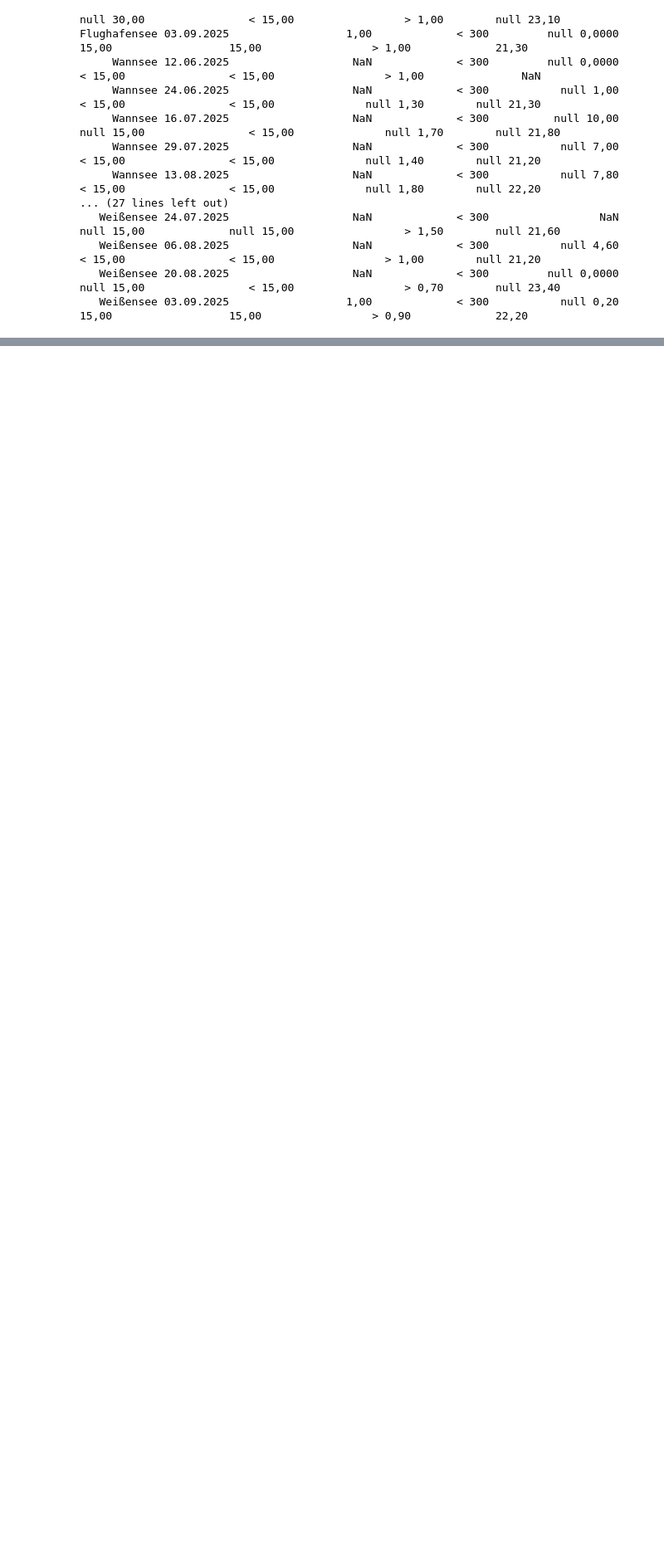
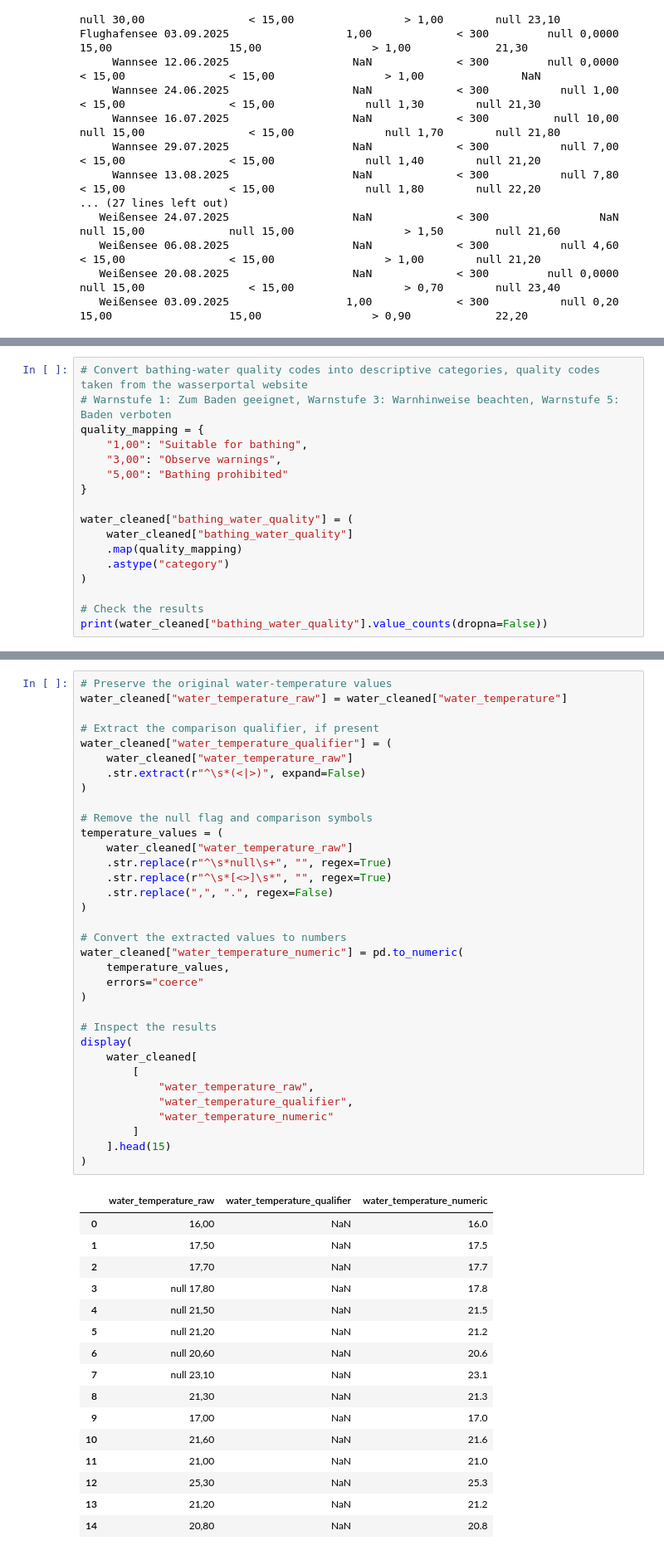
Before and after one commit to lodimarcello/Capstone_project_Lorenzo, a Jupyter notebook: datasets_merging.ipynb, the cells around one changed output, grey strips where cells are left out. Shown at 83% size. Cells and saved outputs as stored; diff of their text form; blank space fills up the shorter version.

```diff
--- a/datasets_merging.ipynb
+++ b/datasets_merging.ipynb
@@ -399,0 +526,17 @@ DWD columns:
+# %%
+# Convert bathing-water quality codes into descriptive categories, quality codes taken from the wasserportal website
+# Warnstufe 1: Zum Baden geeignet, Warnstufe 3: Warnhinweise beachten, Warnstufe 5: Baden verboten
+quality_mapping = {
+    "1,00": "Suitable for bathing",
+    "3,00": "Observe warnings",
+    "5,00": "Bathing prohibited"
+}
+
+water_cleaned["bathing_water_quality"] = (
+    water_cleaned["bathing_water_quality"]
+    .map(quality_mapping)
+    .astype("category")
+)
+
+# Check the results
+print(water_cleaned["bathing_water_quality"].value_counts(dropna=False))
@@ -399,0 +549,51 @@ DWD columns:
+# %%
+# Preserve the original water-temperature values
+water_cleaned["water_temperature_raw"] = water_cleaned["water_temperature"]
+
+# Extract the comparison qualifier, if present
+water_cleaned["water_temperature_qualifier"] = (
+    water_cleaned["water_temperature_raw"]
+    .str.extract(r"^\s*(<|>)", expand=False)
+)
+
+# Remove the null flag and comparison symbols
+temperature_values = (
+    water_cleaned["water_temperature_raw"]
+    .str.replace(r"^\s*null\s+", "", regex=True)
+    .str.replace(r"^\s*[<>]\s*", "", regex=True)
+    .str.replace(",", ".", regex=False)
+)
+
+# Convert the extracted values to numbers
+water_cleaned["water_temperature_numeric"] = pd.to_numeric(
+    temperature_values,
+    errors="coerce"
+)
+
+# Inspect the results
+display(
+    water_cleaned[
+        [
+            "water_temperature_raw",
+            "water_temperature_qualifier",
+            "water_temperature_numeric"
+        ]
+    ].head(15)
+)
+# %% [output]
+|  | water_temperature_raw | water_temperature_qualifier | water_temperature_numeric |
+| 0 | 16,00 | NaN | 16.0 |
+| 1 | 17,50 | NaN | 17.5 |
+| 2 | 17,70 | NaN | 17.7 |
+| 3 | null 17,80 | NaN | 17.8 |
+| 4 | null 21,50 | NaN | 21.5 |
+| 5 | null 21,20 | NaN | 21.2 |
+| 6 | null 20,60 | NaN | 20.6 |
+| 7 | null 23,10 | NaN | 23.1 |
+| 8 | 21,30 | NaN | 21.3 |
+| 9 | 17,00 | NaN | 17.0 |
+| 10 | 21,60 | NaN | 21.6 |
+| 11 | 21,00 | NaN | 21.0 |
+| 12 | 25,30 | NaN | 25.3 |
+| 13 | 21,20 | NaN | 21.2 |
+| 14 | 20,80 | NaN | 20.8 |
```
Also changed, not shown: parts of 37 cells of this notebook, 3 other files.
